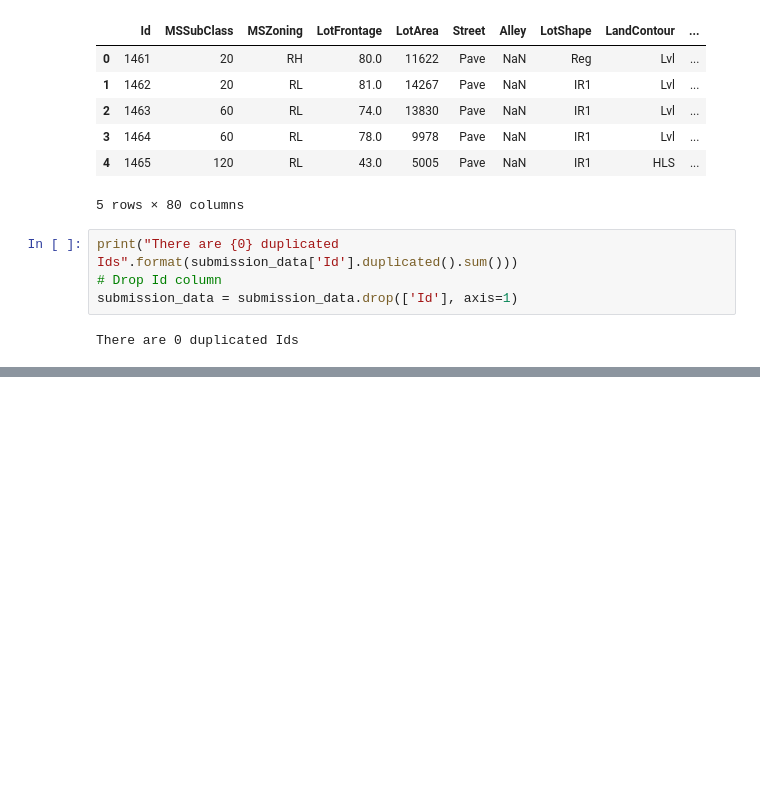
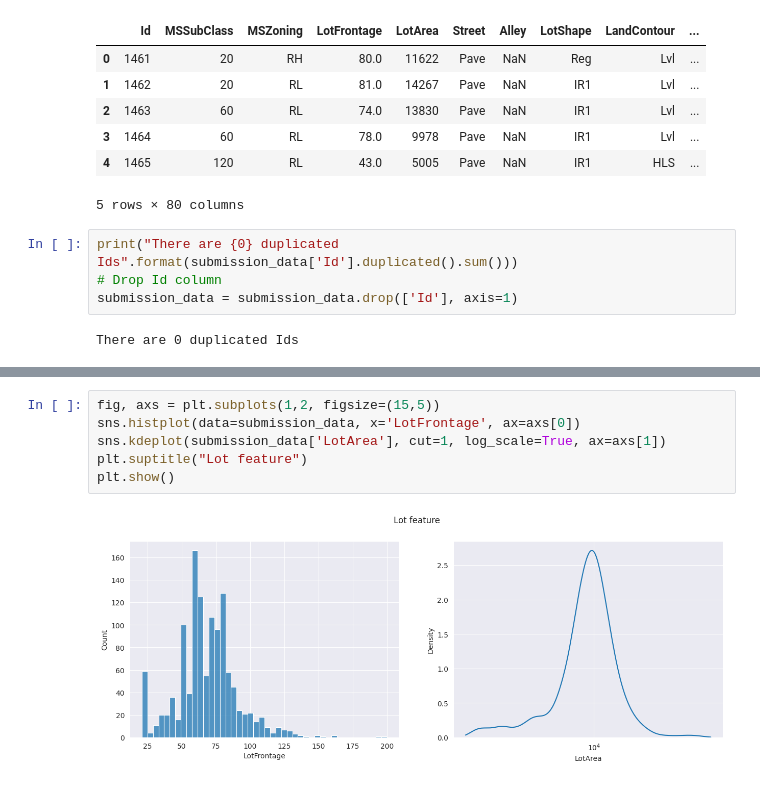
Before and after one commit to EnriqManComp/kaggle-competitions, a Jupyter notebook: house-prices-advanced-regression-techniques/house-prices-kaggle-competition.ipynb, the cells around one changed output, grey strips where cells are left out. Cells and saved outputs as stored; diff of their text form; blank space fills up the shorter version.

```diff
--- a/house-prices-advanced-regression-techniques/house-prices-kaggle-competition.ipynb
+++ b/house-prices-advanced-regression-techniques/house-prices-kaggle-competition.ipynb
@@ -756,0 +810,8 @@ There are 0 duplicated Ids
+# %%
+fig, axs = plt.subplots(1,2, figsize=(15,5))
+sns.histplot(data=submission_data, x='LotFrontage', ax=axs[0])
+sns.kdeplot(submission_data['LotArea'], cut=1, log_scale=True, ax=axs[1])
+plt.suptitle("Lot feature")
+plt.show()
+# %% [output]
+[figure, added]
```
Also changed, not shown: parts of 13 cells of this notebook.
